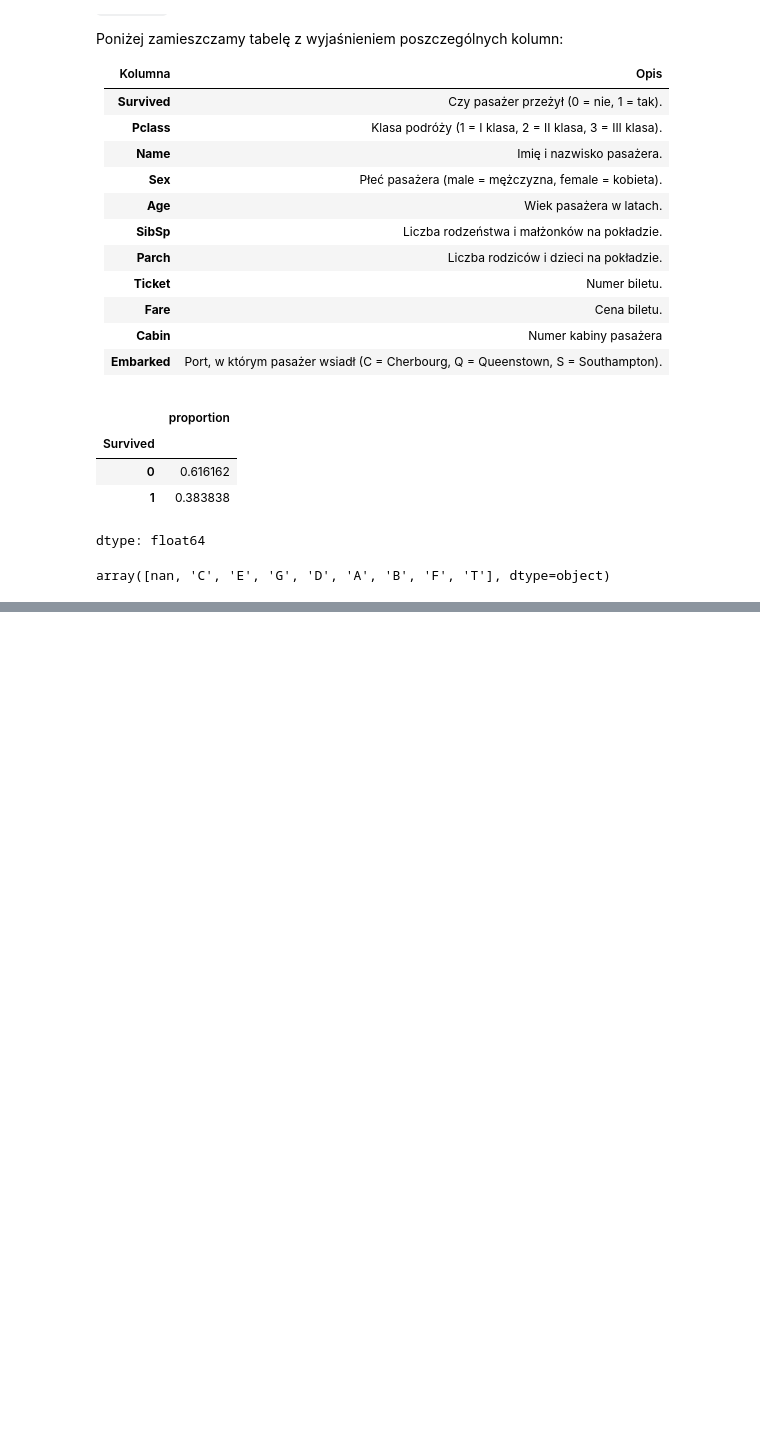
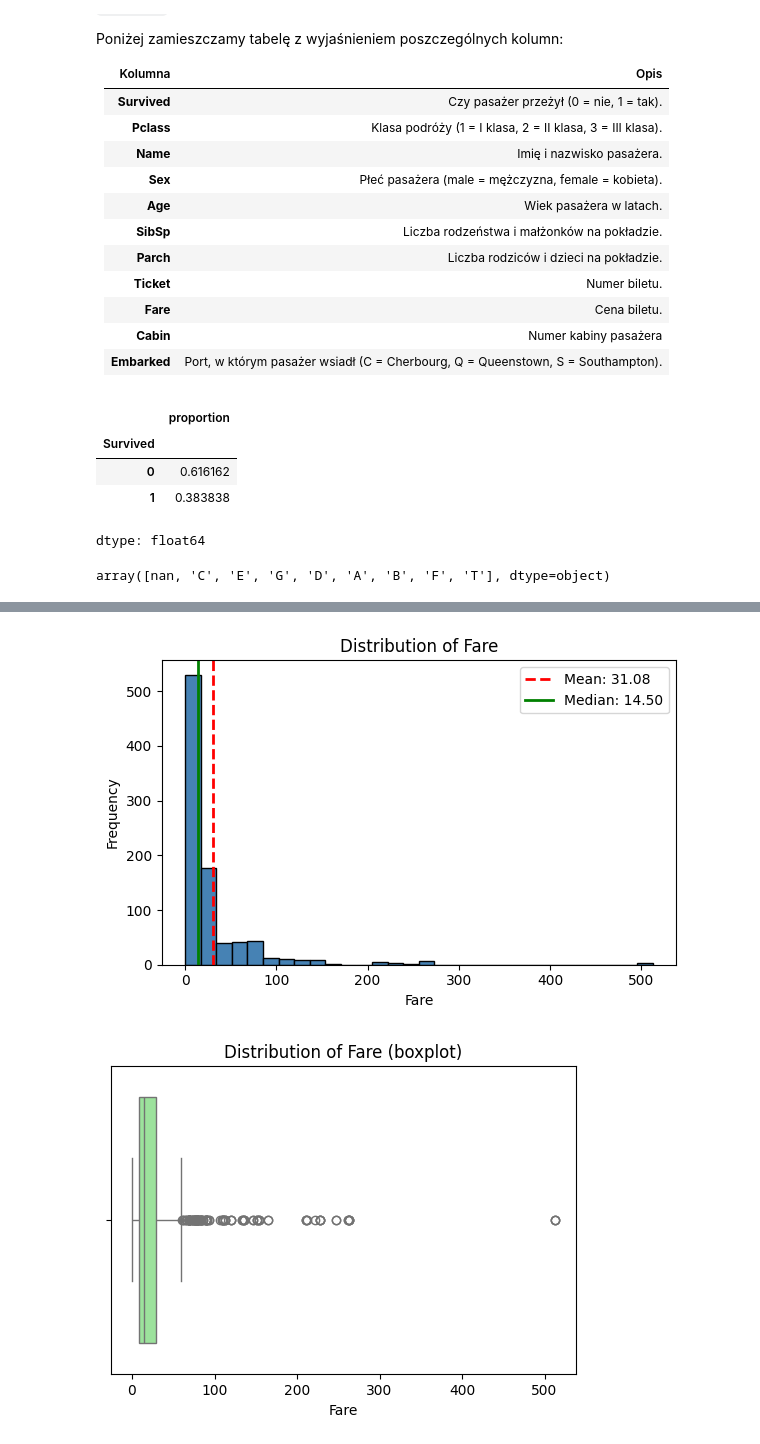
Before and after one commit to Solvro/ml-wakacyjne-wyzwanie-2026, a Jupyter notebook: 01_przetwarzanie_wizualizacja_danych/EDA_zadanie.ipynb, the cells around one changed output, grey strips where cells are left out. Drawn from its saved outputs; the diff is of its cells as text; code cells hidden in the pictures; blank space fills up the shorter version.

```diff
--- a/01_przetwarzanie_wizualizacja_danych/EDA_zadanie.ipynb
+++ b/01_przetwarzanie_wizualizacja_danych/EDA_zadanie.ipynb
@@ -81,0 +348,6 @@ array([nan, 'C', 'E', 'G', 'D', 'A', 'B', 'F', 'T'], dtype=object)
+# %%
+plot_numeric_histogram(titanic_df, 'Fare')
+boxplot(titanic_df, 'Fare')
+# %% [output]
+[figure, added]
+[figure, added]
```
Also changed, not shown: parts of 45 cells of this notebook.
